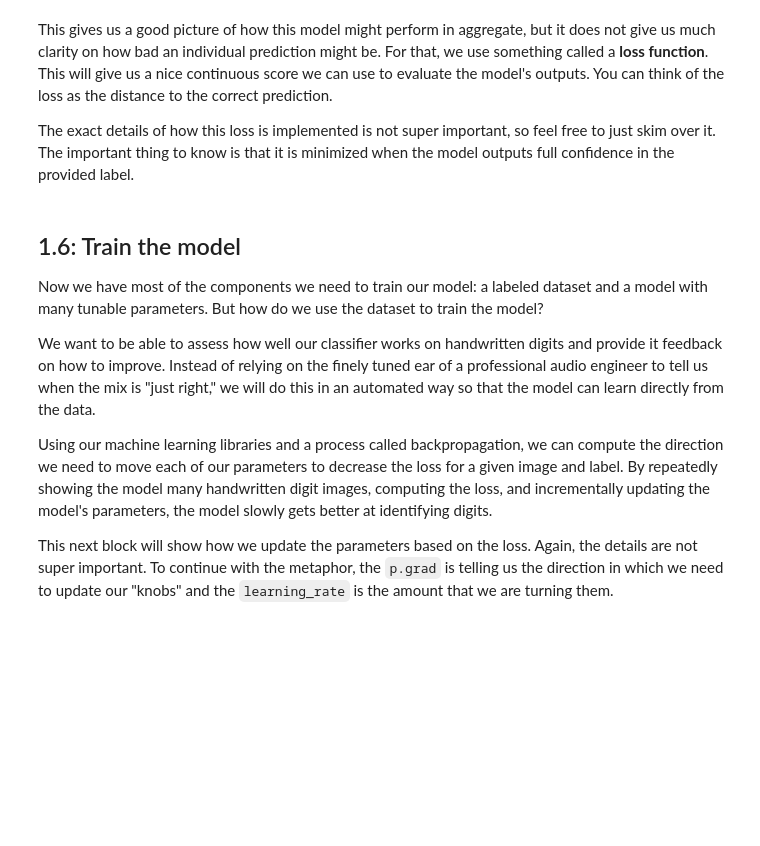
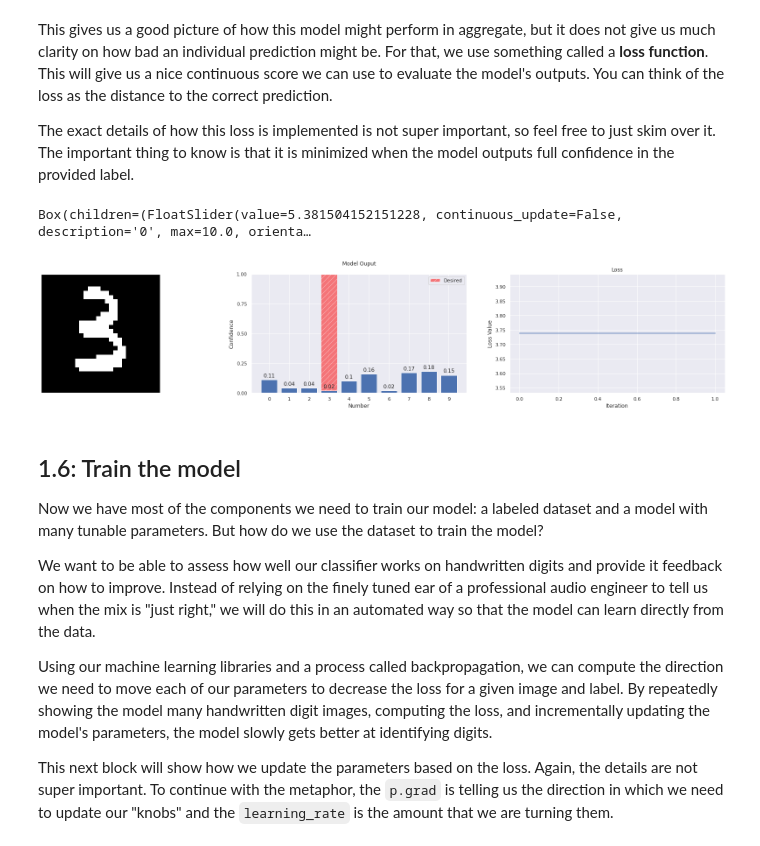
Before and after one commit to deokdecef44cnsnddos9ndam/ml-security, a Jupyter notebook: ai_for_streetfighters.ipynb, the cells around one changed output. Saved outputs shown, nothing was run; the diff lists cells and outputs as text; code cells hidden in the pictures; blank space fills up the shorter version.

```diff
--- a/ai_for_streetfighters.ipynb
+++ b/ai_for_streetfighters.ipynb
@@ -34,0 +41,9 @@ print(i)
+# %%
+#0.0.4
+import time
+# Code Blocks can be executed in any order, but this notebook is designed to be
+# run sequentially
+i -= 1
+print("Thinking..")
+time.sleep(5)
+print(i)
@@ -203,33 +279,38 @@ import random
 sample_image = torch.load('mlsec/images/3.pt').to(device)
 
 def update(*args, **kwargs):
   slider_values  = torch.tensor([s.value for s in sliders])
   probs = slider_values / torch.sum(slider_values)
+  if len(loss_history) == 0:
+    loss_history.append(loss_fn(probs.view(-1, 10), mlsec.mnist.make_label(3, torch.device('cpu'))))
   loss_history.append(loss_fn(probs.view(-1, 10), mlsec.mnist.make_label(3, torch.device('cpu'))))
   mlsec.plots.progress_no_inference(sample_image, probs.view(-1, 10), loss_history, 3)
   display.clear_output(wait=True)
   display.display(widgets.Box(sliders))
 
 def make_slider(i):
   s = widgets.FloatSlider(
     value=10 * random.random(),
     min=0,
     max=10.0,
     step=0.1,
     description=f'{i}',
     disabled=False,
     continuous_update=False,
     orientation='vertical',
     readout=True,
     readout_format='.1f',
   )
   s.observe(update, names='value')
   return s
 
 sliders = [make_slider(i) for i in range(10)]
 loss_history = []
 
 update()
+# %% [output]
+Box(children=(FloatSlider(value=5.381504152151228, continuous_update=False, description='0', max=10.0, orienta…
+[figure, added]
 # %% [markdown]
 ## 1.6: Train the model
 
```
Also changed, not shown: parts of 38 cells of this notebook.
